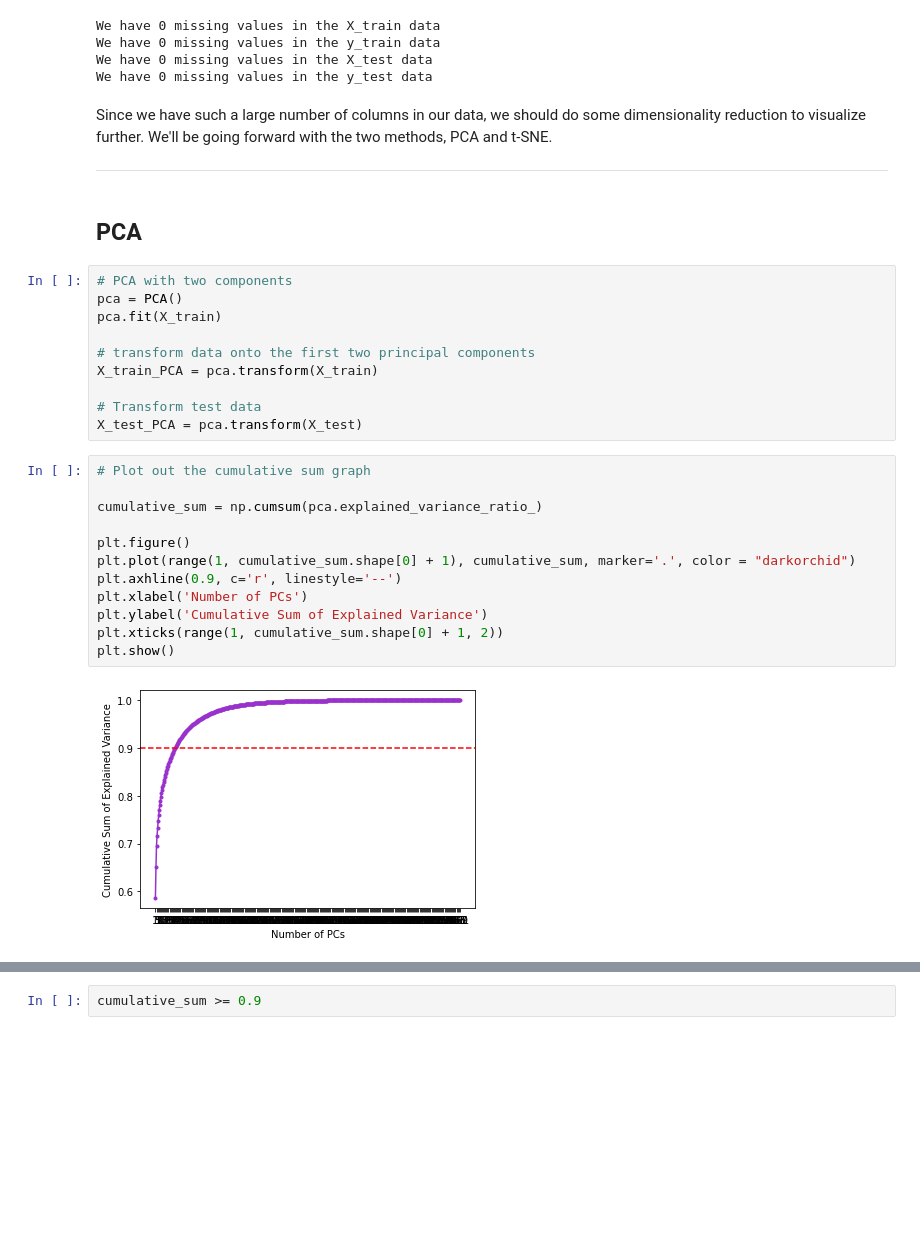
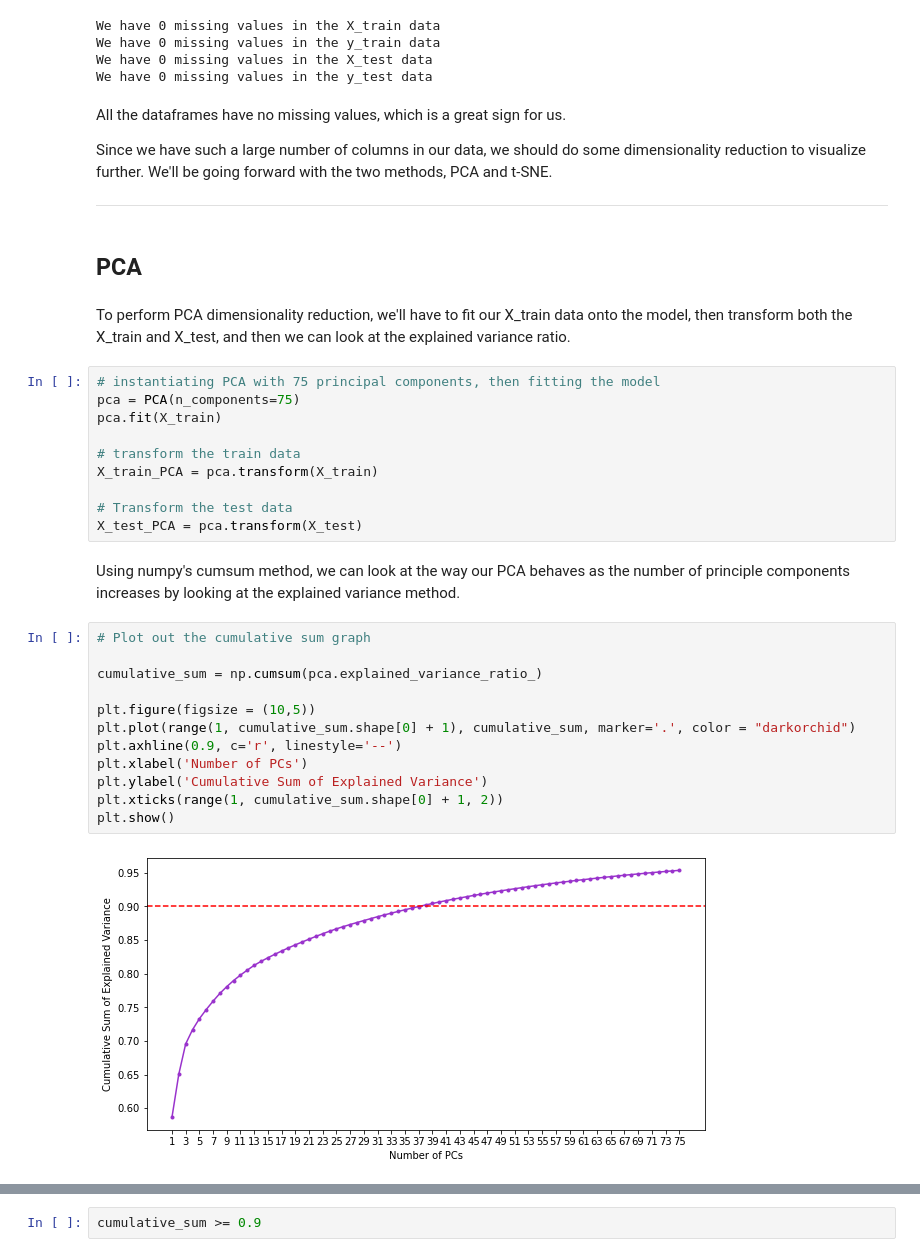
Before and after one commit to Allan-Luu/HumanActivityClassification, a Jupyter notebook: 01 Basic_EDA.ipynb, the cells around one changed output, grey strips where cells are left out. Saved outputs shown, nothing was run; the diff lists cells and outputs as text; blank space fills up the shorter version.

```diff
--- a/01 Basic_EDA.ipynb
+++ b/01 Basic_EDA.ipynb
@@ -48,32 +110,38 @@ We have 0 missing values in the y_train data
 We have 0 missing values in the X_test data
 We have 0 missing values in the y_test data
 # %% [markdown]
+All the dataframes have no missing values, which is a great sign for us.
+
 Since we have such a large number of columns in our data, we should do some dimensionality reduction to visualize further. We'll be going forward with the two methods, PCA and t-SNE.
 
 ---
 # %% [markdown]
 ## PCA
+# %% [markdown]
+To perform PCA dimensionality reduction, we'll have to fit our X_train data onto the model, then transform both the X_train and X_test, and then we can look at the explained variance ratio.
 # %%
-# PCA with two components
-pca = PCA()
+# instantiating PCA with 75 principal components, then fitting the model
+pca = PCA(n_components=75)
 pca.fit(X_train)
 
-# transform data onto the first two principal components
+# transform the train data
 X_train_PCA = pca.transform(X_train)
 
-# Transform test data
+# Transform the test data
 X_test_PCA = pca.transform(X_test)
+# %% [markdown]
+Using numpy's cumsum method, we can look at the way our PCA behaves as the number of principle components increases by looking at the explained variance method.
 # %%
 # Plot out the cumulative sum graph
 
 cumulative_sum = np.cumsum(pca.explained_variance_ratio_)
 
-plt.figure()
+plt.figure(figsize = (10,5))
 plt.plot(range(1, cumulative_sum.shape[0] + 1), cumulative_sum, marker='.', color = "darkorchid")
 plt.axhline(0.9, c='r', linestyle='--')
 plt.xlabel('Number of PCs')
 plt.ylabel('Cumulative Sum of Explained Variance')
 plt.xticks(range(1, cumulative_sum.shape[0] + 1, 2))
 plt.show()
 # %% [output]
-[figure, old version]
+[figure, new version]
```
Also changed, not shown: parts of 34 cells of this notebook, 1 other file.
